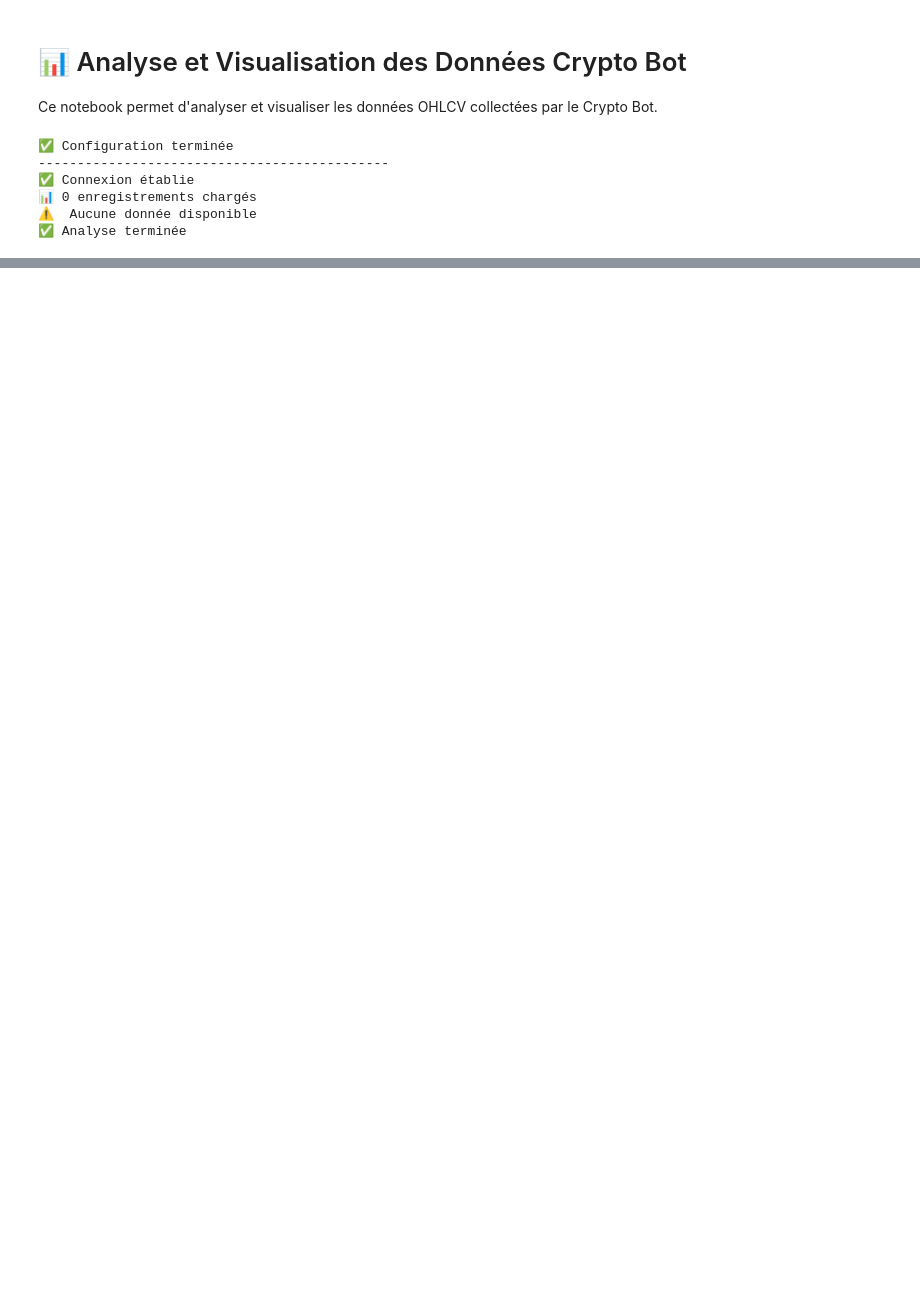
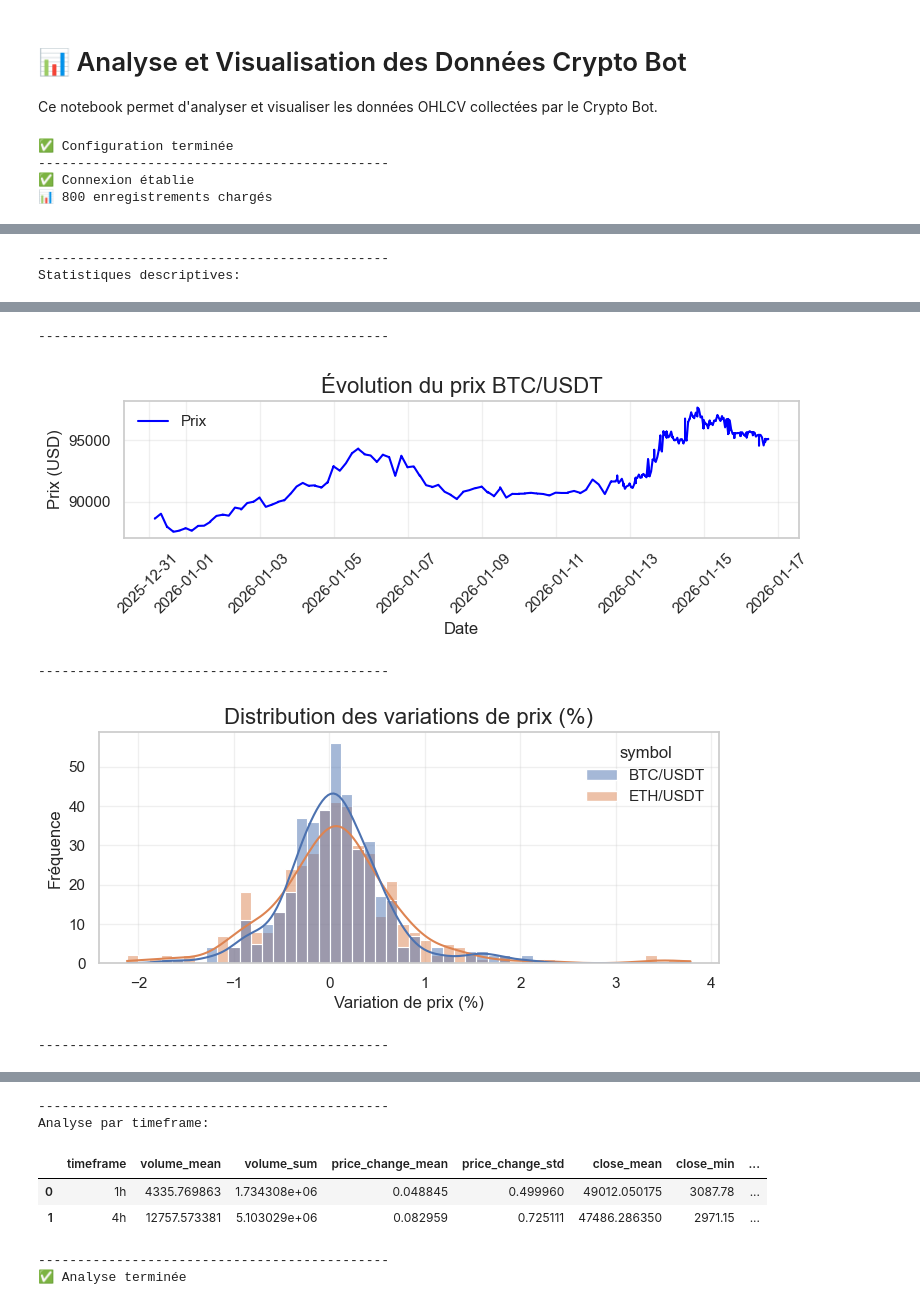
Before and after one commit to Marivel75/_Crypto_Bot, a Jupyter notebook: db_analyse.ipynb, the cells around one changed output, grey strips where cells are left out. Drawn from its saved outputs; the diff is of its cells as text; code cells hidden in the pictures; blank space fills up the shorter version.

```diff
--- a/db_analyse.ipynb
+++ b/db_analyse.ipynb
@@ -19,8 +19,6 @@ pd.set_option('display.max_columns', None)
 
 print('✅ Configuration terminée')
 print('-'*45)
-
-
 # Fonction pour afficher les statistiques et visualisations
 def show_stats(df):
     # Statistiques descriptives
@@ -29,10 +27,10 @@ def show_stats(df):
     print('-'*45)
 
     # Visualisation 1: Évolution des prix
-    plt.figure(figsize=(14, 7))
+    plt.figure(figsize=(8, 3))
 
     # Filtrer pour un symbole
-    symbol = 'BTCUSDT'
+    symbol = 'BTC/USDT'
     df_btc = df[df['symbol'] == symbol].sort_values('timestamp')
 
     plt.plot(df_btc['timestamp'], df_btc['close'], label='Prix', color='blue')
@@ -48,7 +46,7 @@ def show_stats(df):
     print('-'*45)
 
     # Visualisation 2: Distribution des variations
-    plt.figure(figsize=(14, 7))
+    plt.figure(figsize=(8, 3))
     sns.histplot(data=df, x='price_change_pct', hue='symbol', kde=True, bins=50)
     plt.title('Distribution des variations de prix (%)', fontsize=16)
     plt.xlabel('Variation de prix (%)', fontsize=12)
@@ -59,7 +57,7 @@ def show_stats(df):
     print('-'*45)
 
     # Visualisation 3: Volume par symbole
-    plt.figure(figsize=(14, 7))
+    plt.figure(figsize=(8, 6))
     sns.boxplot(data=df, x='symbol', y='volume')
     plt.title('Distribution des volumes par symbole', fontsize=16)
     plt.xlabel('Symbole', fontsize=12)
@@ -71,6 +69,7 @@ def show_stats(df):
     print('-'*45)
 
     # Analyse par timeframe
+    print('Analyse par timeframe:')
     timeframe_stats = df.groupby('timeframe').agg({
         'volume': ['mean', 'sum'],
         'price_change_pct': ['mean', 'std'],
@@ -116,6 +115,4 @@ print('✅ Analyse terminée')
 ✅ Configuration terminée
 ---------------------------------------------
 ✅ Connexion établie
-📊 0 enregistrements chargés
-⚠️  Aucune donnée disponible
-✅ Analyse terminée
+📊 800 enregistrements chargés
@@ -121,0 +130,2 @@ print('✅ Analyse terminée')
+---------------------------------------------
+Statistiques descriptives:
@@ -121,0 +141,5 @@ print('✅ Analyse terminée')
+---------------------------------------------
+[figure, added]
+---------------------------------------------
+[figure, added]
+---------------------------------------------
@@ -121,0 +147,7 @@ print('✅ Analyse terminée')
+---------------------------------------------
+Analyse par timeframe:
+|  | timeframe | volume_mean | volume_sum | price_change_mean | price_change_std | close_mean | close_min | ... |
+| 0 | 1h | 4335.769863 | 1.734308e+06 | 0.048845 | 0.499960 | 49012.050175 | 3087.78 | ... |
+| 1 | 4h | 12757.573381 | 5.103029e+06 | 0.082959 | 0.725111 | 47486.286350 | 2971.15 | ... |
+---------------------------------------------
+✅ Analyse terminée
```
Also changed, not shown: parts of 1 cell of this notebook, 6 other files.
